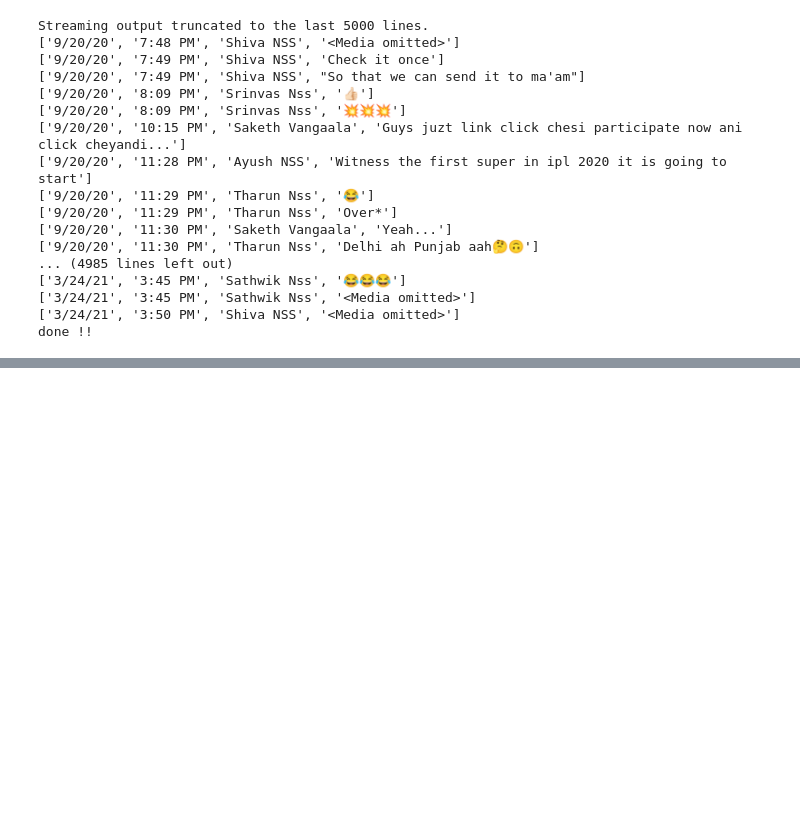
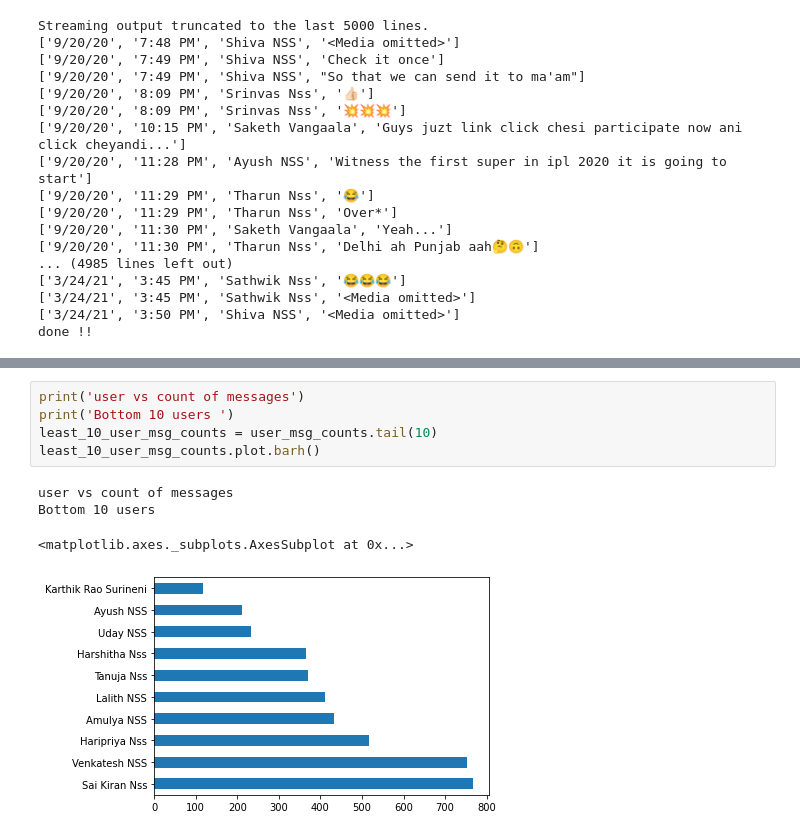
Before and after one commit to VishnuThokala/SimpleCalculator, a Jupyter notebook: Analyser.ipynb, the cells around one changed output, grey strips where cells are left out. Drawn from its saved outputs; the diff is of its cells as text; blank space fills up the shorter version.

```diff
--- a/Analyser.ipynb
+++ b/Analyser.ipynb
@@ -164,0 +223,10 @@ Media File or Sticker
+# %%
+print('user vs count of messages')
+print('Bottom 10 users ')
+least_10_user_msg_counts = user_msg_counts.tail(10)
+least_10_user_msg_counts.plot.barh()
+# %% [output]
+user vs count of messages
+Bottom 10 users
+<matplotlib.axes._subplots.AxesSubplot at 0x...>
+[figure, added]
```
Also changed, not shown: parts of 12 cells of this notebook.
